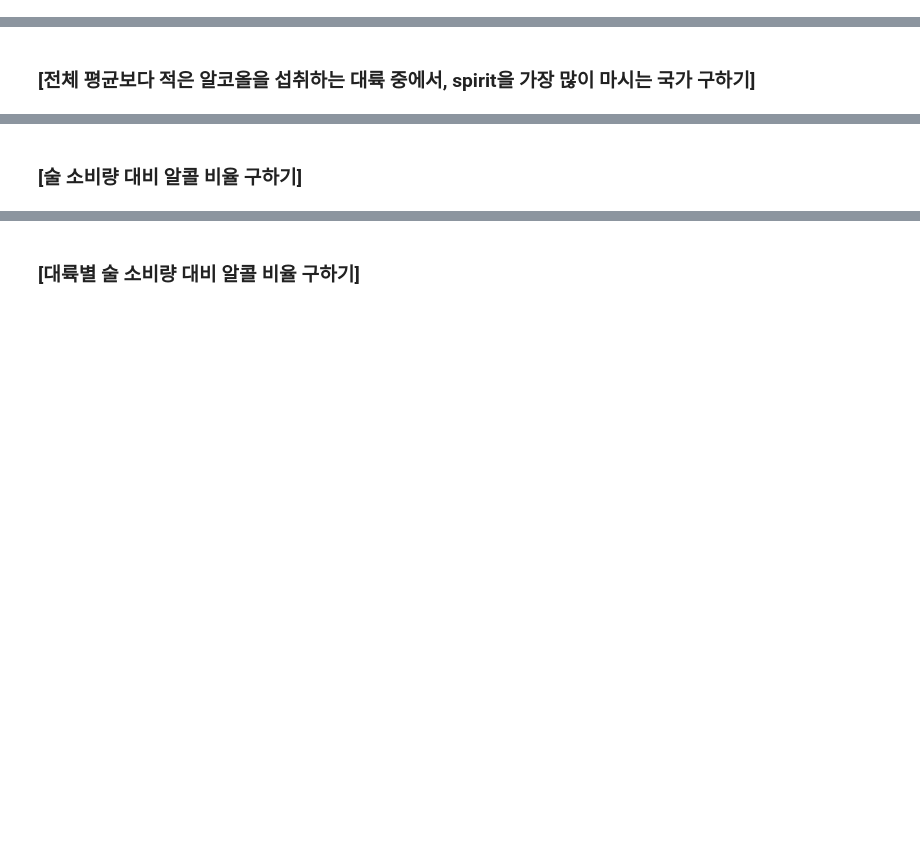
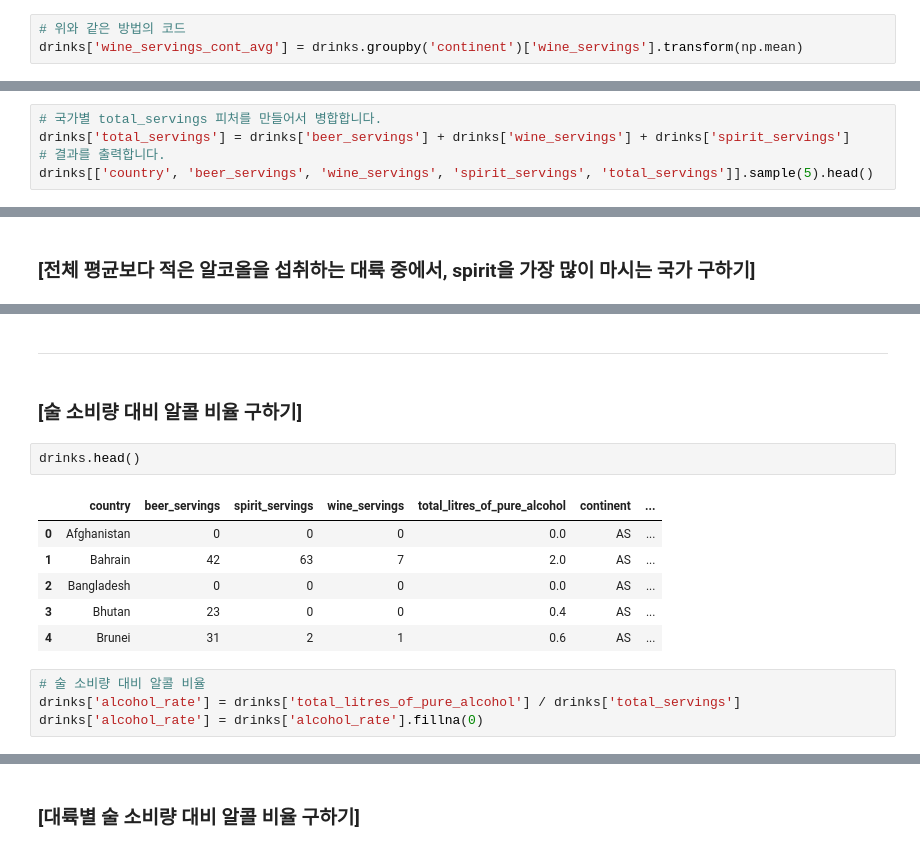
Before and after one commit to woodie38/learning_book, a Jupyter notebook: this_is_DA_with_Py/chapter1.ipynb, the cells around one changed output, grey strips where cells are left out. Cells and saved outputs as stored; diff of their text form; blank space fills up the shorter version.

```diff
--- a/this_is_DA_with_Py/chapter1.ipynb
+++ b/this_is_DA_with_Py/chapter1.ipynb
@@ -705,0 +746,3 @@ drinks['continent'] = drinks['continent'].fillna('OT')
+# %%
+# 위와 같은 방법의 코드
+drinks['wine_servings_cont_avg'] = drinks.groupby('continent')['wine_servings'].transform(np.mean)
@@ -707,0 +771,5 @@ drinks['continent'] = drinks['continent'].fillna('OT')
+# %%
+# 국가별 total_servings 피처를 만들어서 병합합니다.
+drinks['total_servings'] = drinks['beer_servings'] + drinks['wine_servings'] + drinks['spirit_servings']
+# 결과를 출력합니다.
+drinks[['country', 'beer_servings', 'wine_servings', 'spirit_servings', 'total_servings']].sample(5).head()
@@ -710,2 +811,17 @@ drinks['continent'] = drinks['continent'].fillna('OT')
+# %% [markdown]
+---
 # %% [markdown]
 ### [술 소비량 대비 알콜 비율 구하기]
+# %%
+drinks.head()
+# %% [output]
+|  | country | beer_servings | spirit_servings | wine_servings | total_litres_of_pure_alcohol | continent | ... |
+| 0 | Afghanistan | 0 | 0 | 0 | 0.0 | AS | ... |
+| 1 | Bahrain | 42 | 63 | 7 | 2.0 | AS | ... |
+| 2 | Bangladesh | 0 | 0 | 0 | 0.0 | AS | ... |
+| 3 | Bhutan | 23 | 0 | 0 | 0.4 | AS | ... |
+| 4 | Brunei | 31 | 2 | 1 | 0.6 | AS | ... |
+# %%
+# 술 소비량 대비 알콜 비율
+drinks['alcohol_rate'] = drinks['total_litres_of_pure_alcohol'] / drinks['total_servings']
+drinks['alcohol_rate'] = drinks['alcohol_rate'].fillna(0)
```
Also changed, not shown: parts of 20 cells of this notebook.
